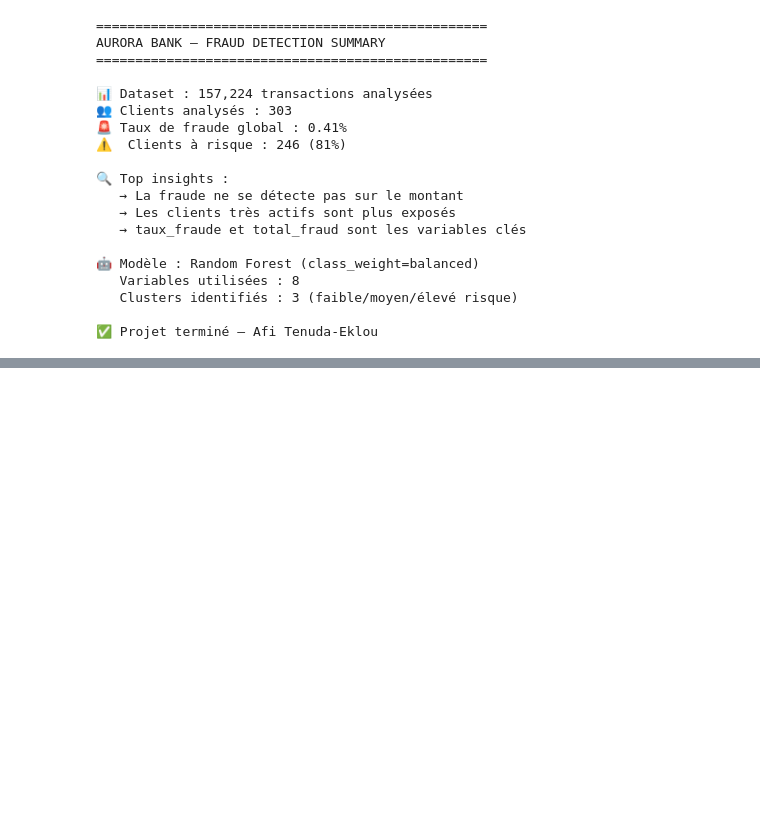
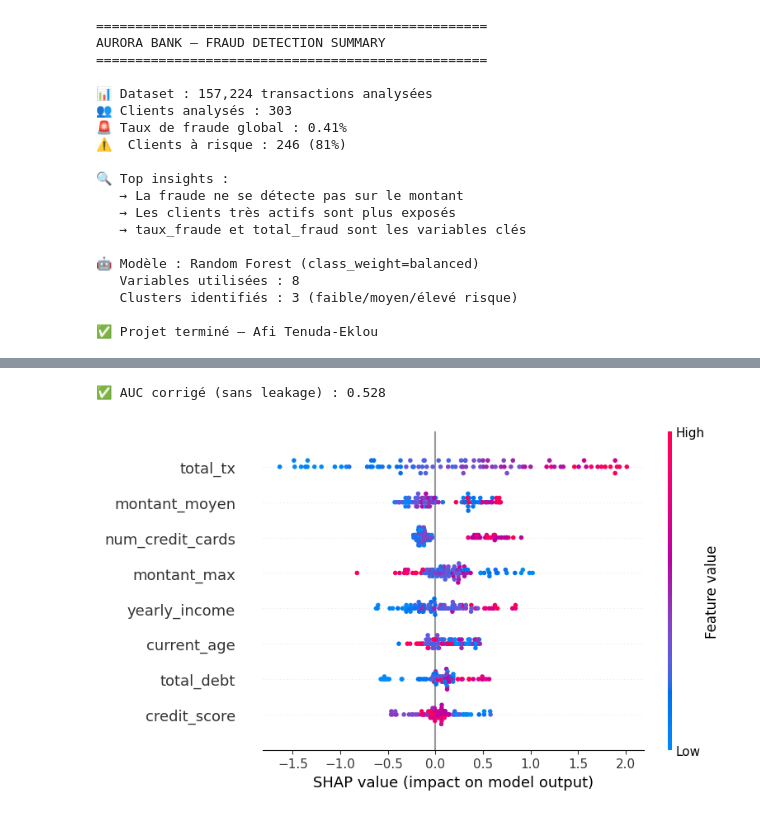
Before and after one commit to ccsnafi/Aurora_Bank_Fraud_Detection, a Jupyter notebook: Aurora_Bank_Fraud_Detection.ipynb, the cells around one changed output, grey strips where cells are left out. Saved outputs shown, nothing was run; the diff lists cells and outputs as text; code cells hidden in the pictures; blank space fills up the shorter version.

```diff
--- a/Aurora_Bank_Fraud_Detection.ipynb
+++ b/Aurora_Bank_Fraud_Detection.ipynb
@@ -429,0 +570,54 @@ AURORA BANK — FRAUD DETECTION SUMMARY
+# %%
+# ================================
+# CORRECTION DATA LEAKAGE + SHAP
+# ================================
+
+!pip install shap -q
+import shap
+
+# Features SANS total_fraud et taux_fraude
+# (sinon le modèle "triche")
+features_clean = [
+    'total_tx', 'montant_moyen', 'montant_max',
+    'credit_score', 'yearly_income',
+    'total_debt', 'current_age', 'num_credit_cards'
+]
+
+# Ajouter current_age et num_credit_cards depuis users
+df2 = df.copy()
+
+X = df2[features_clean].fillna(0)
+y = df2['is_risky']
+
+X_train, X_test, y_train, y_test = train_test_split(
+    X, y, test_size=0.3,
+    random_state=42, stratify=y)
+
+# XGBoost sans leakage
+xgb2 = XGBClassifier(
+    n_estimators=200,
+    max_depth=3,
+    learning_rate=0.05,
+    scale_pos_weight=len(y[y==0])/len(y[y==1]),
+    random_state=42,
+    verbosity=0
+)
+xgb2.fit(X_train, y_train)
+
+# AUC réel
+y_proba2 = xgb2.predict_proba(X_test)[:, 1]
+fpr, tpr, _ = roc_curve(y_test, y_proba2)
+roc_auc2 = auc(fpr, tpr)
+print(f"✅ AUC corrigé (sans leakage) : {roc_auc2:.3f}")
+
+# SHAP Values
+explainer = shap.TreeExplainer(xgb2)
+shap_values = explainer.shap_values(X_test)
+
+plt.figure()
+shap.summary_plot(shap_values, X_test,
+                  feature_names=features_clean,
+                  show=True)
+# %% [output]
+✅ AUC corrigé (sans leakage) : 0.528
+[figure, added]
```
Also changed, not shown: parts of 3 cells of this notebook.
